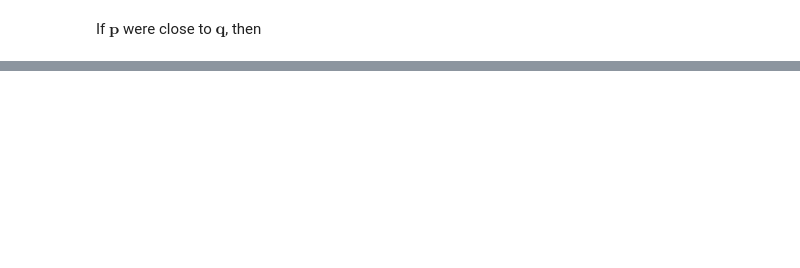
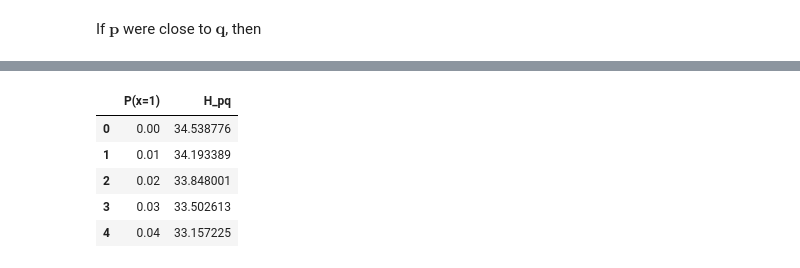
Before and after one commit to pbranco1987/blog, a Jupyter notebook: _notebooks/2020-10-29-blog.ipynb, the cells around one changed output, grey strips where cells are left out. Drawn from its saved outputs; the diff is of its cells as text; code cells hidden in the pictures; blank space fills up the shorter version.

```diff
--- a/_notebooks/2020-10-29-blog.ipynb
+++ b/_notebooks/2020-10-29-blog.ipynb
@@ -132,0 +173,9 @@ cross_entropy(p,q,eps)
+# %%
+dfcross_entropy.head()
+# %% [output]
+|  | P(x=1) | H_pq |
+| 0 | 0.00 | 34.538776 |
+| 1 | 0.01 | 34.193389 |
+| 2 | 0.02 | 33.848001 |
+| 3 | 0.03 | 33.502613 |
+| 4 | 0.04 | 33.157225 |
```
Also changed, not shown: parts of 14 cells of this notebook.
